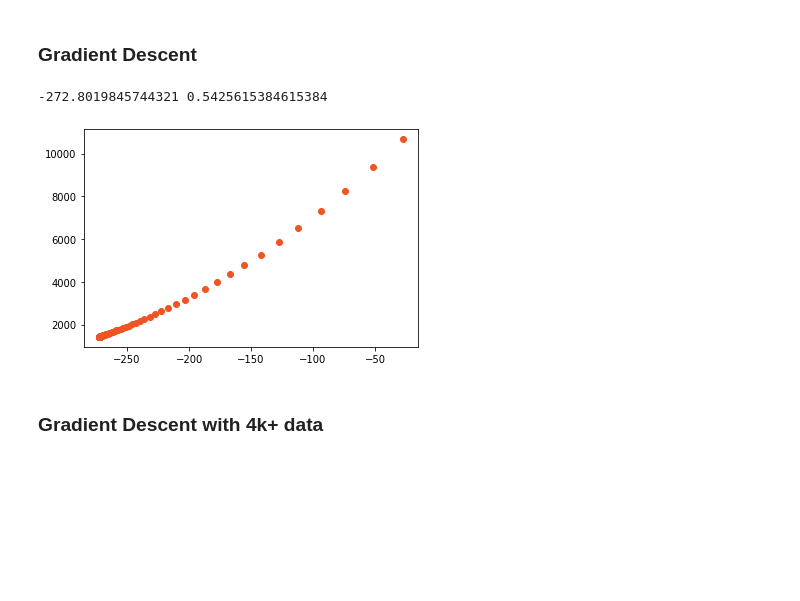
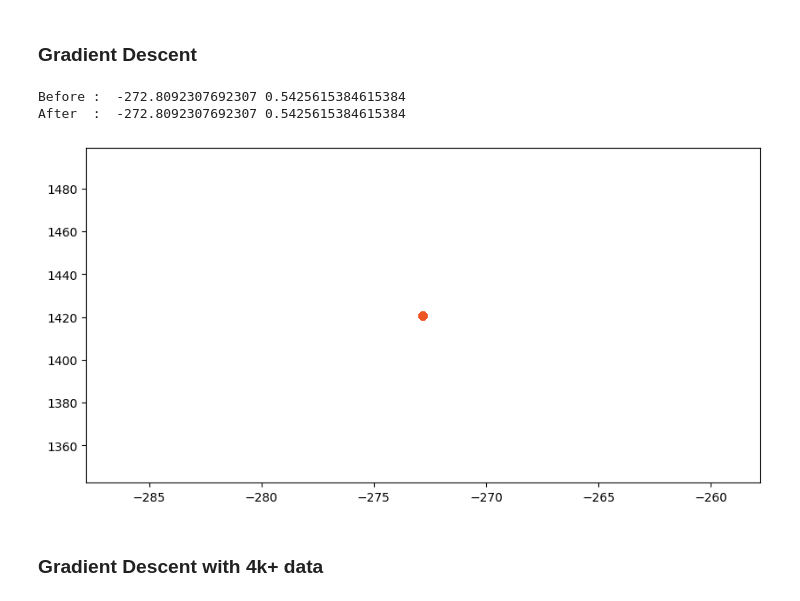
Before and after one commit to codermehraj/Machine-Learning-with-Python, a Jupyter notebook: Practice Codes/2. Labs/1. Linear Regression/Linear_Regression.ipynb, the cells around one changed output. Saved outputs shown, nothing was run; the diff lists cells and outputs as text; code cells hidden in the pictures; blank space fills up the shorter version.

Commit message:
learned gradient descent and regression

```diff
--- a/Practice Codes/2. Labs/1. Linear Regression/Linear_Regression.ipynb
+++ b/Practice Codes/2. Labs/1. Linear Regression/Linear_Regression.ipynb
@@ -96,41 +87,52 @@ plt.show()
 # %%
 thetas = []
 costs = []
 
+# epoch means how many iteration we want to run our gradient descent
+epoch = 1000
+
+learning_rate_1 = 0.0000001
+learning_rate = 0.1
+
+
+# initially we assume w and b is 0 and let gradient descent varify our regression
+theta_0 = 0
+theta_1 = 0
+
+print("Before : ", theta_0, theta_1)
+
 m = len(X)
-epoch = 100
-# learning_rate_1 = 0.0000001
-learning_rate = 0.1
-theta_0 = 0
-theta_1 = 0.5425615384615384
 
 for i in range(epoch):
   temp_0 = 0
   temp_1 = 0
+
+  # calculates
   for j in range(m):
     temp_0 += (theta_0 + theta_1*X[j] - Y[j])
-    # temp_1 += (theta_0 + theta_1*X[j] - Y[j]) * X[j]
+    temp_1 += (theta_0 + theta_1*X[j] - Y[j]) * X[j]
 
   theta_0 = theta_0 - learning_rate * (temp_0) / m
-  # theta_1 = theta_1 - learning_rate_1 * (temp_1) / m
+  theta_1 = theta_1 - learning_rate_1 * (temp_1) / m
 
   thetas.append(theta_0)
   sum = 0
   for k in range(m):
     sum_ = (theta_0 + theta_1*X[k] - Y[k]) * ((theta_0 + theta_1*X[k] - Y[k]))
   cost = sum_ / (2 * m)
   costs.append(cost)
 
   # print('Theta 0 : ' , theta_0)
   # print('Theta 1 : ' ,theta_1)
 
-print(theta_0, theta_1)
+print("After  : ", theta_0, theta_1)
 
 plt.scatter(thetas, costs, c = "#ef5423", label = 'Scatter Plot')
 plt.show()
 # %% [output]
--272.8019845744321 0.5425615384615384
+Before :  -272.8092307692307 0.5425615384615384
+After  :  -272.8092307692307 0.5425615384615384
-[figure, old version]
+[figure, new version]
 # %% [markdown]
 ### **Gradient Descent with 4k+ data**
 # %%
```
Also changed, not shown: parts of 4 cells of this notebook, 1 other file.
